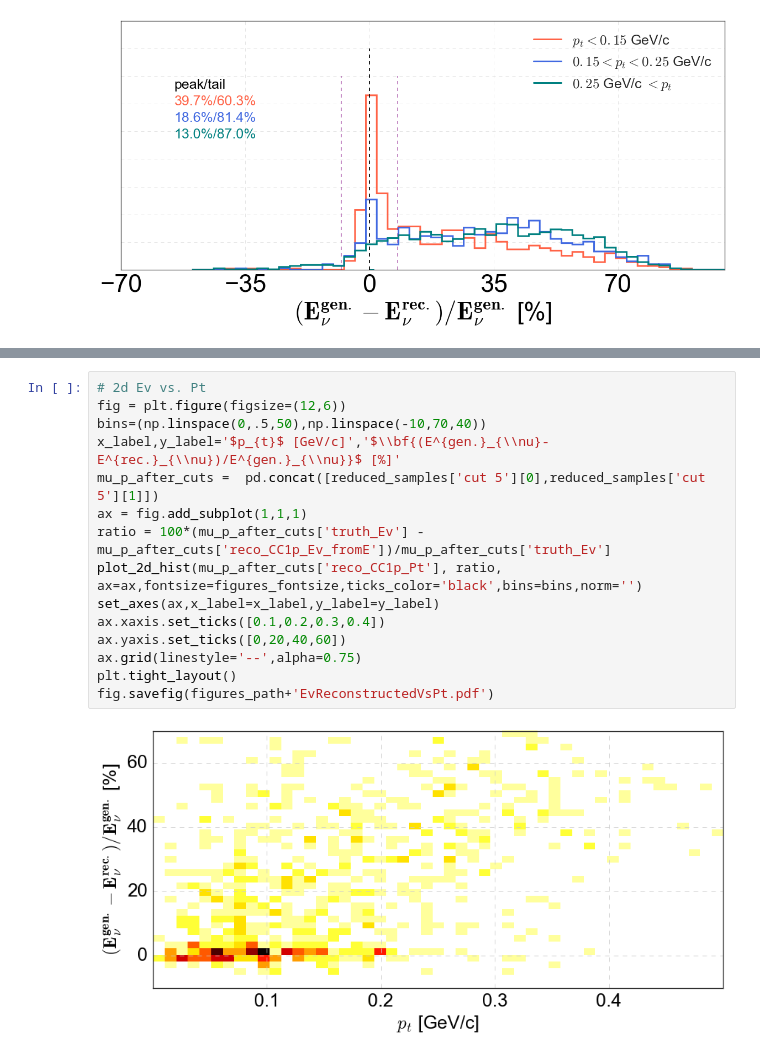
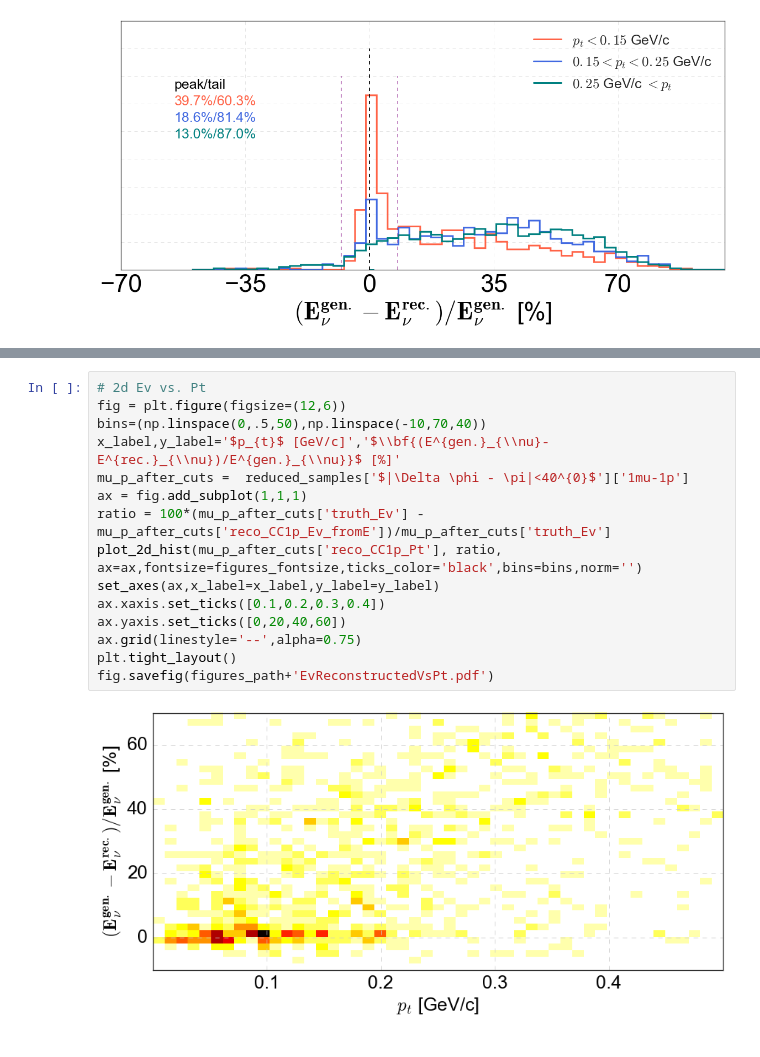
Before and after one commit to erezcoh4/AnalysisTreesInformation, a Jupyter notebook: CCQEPackage/notebooks/AnalysisReport/pairsEvReconstruction.ipynb, the cells around one changed output, grey strips where cells are left out. Cells and saved outputs as stored; diff of their text form.

```diff
--- a/CCQEPackage/notebooks/AnalysisReport/pairsEvReconstruction.ipynb
+++ b/CCQEPackage/notebooks/AnalysisReport/pairsEvReconstruction.ipynb
@@ -307,18 +287,18 @@ plt.savefig(figures_path+'EvReconstructedBinsPt_after_cut_5.pdf')
 # %%
 # 2d Ev vs. Pt
 fig = plt.figure(figsize=(12,6))
 bins=(np.linspace(0,.5,50),np.linspace(-10,70,40))
 x_label,y_label='$p_{t}$ [GeV/c]','$\\bf{(E^{gen.}_{\\nu}-E^{rec.}_{\\nu})/E^{gen.}_{\\nu}}$ [%]'
-mu_p_after_cuts =  pd.concat([reduced_samples['cut 5'][0],reduced_samples['cut 5'][1]])
+mu_p_after_cuts =  reduced_samples['$|\Delta \phi - \pi|<40^{0}$']['1mu-1p']
 ax = fig.add_subplot(1,1,1)
 ratio = 100*(mu_p_after_cuts['truth_Ev'] - mu_p_after_cuts['reco_CC1p_Ev_fromE'])/mu_p_after_cuts['truth_Ev']
 plot_2d_hist(mu_p_after_cuts['reco_CC1p_Pt'], ratio, ax=ax,fontsize=figures_fontsize,ticks_color='black',bins=bins,norm='')
 set_axes(ax,x_label=x_label,y_label=y_label)
 ax.xaxis.set_ticks([0.1,0.2,0.3,0.4])
 ax.yaxis.set_ticks([0,20,40,60])
 ax.grid(linestyle='--',alpha=0.75)
 plt.tight_layout()
 fig.savefig(figures_path+'EvReconstructedVsPt.pdf')
 # %% [output]
-[figure, old version]
+[figure, new version]
 # %%
```
Also changed, not shown: parts of 17 cells of this notebook, 9 other files.
